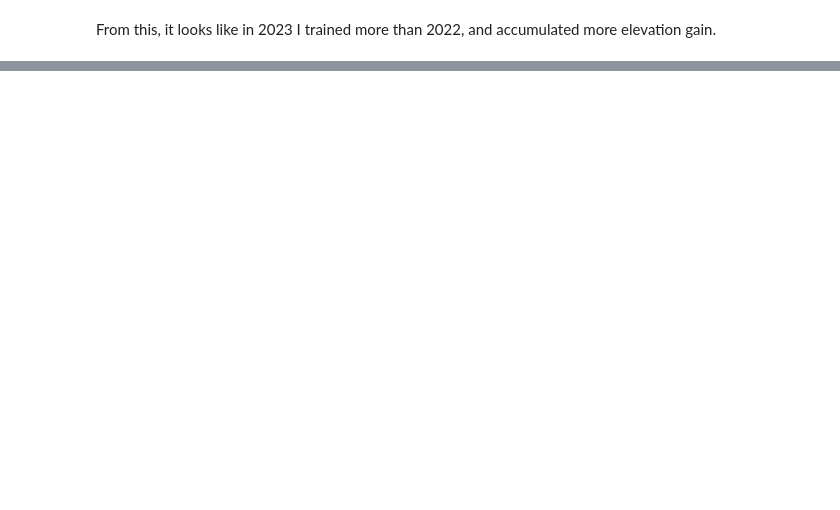
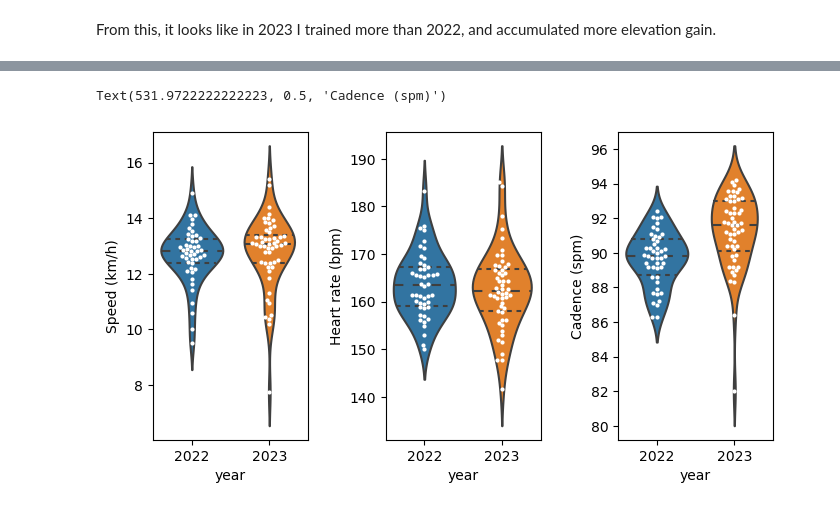
Before and after one commit to grinic/strava_analysis, a Jupyter notebook: code/marathon_analysis.ipynb, the cells around one changed output, grey strips where cells are left out. Saved outputs shown, nothing was run; the diff lists cells and outputs as text; code cells hidden in the pictures; blank space fills up the shorter version.

```diff
--- a/code/marathon_analysis.ipynb
+++ b/code/marathon_analysis.ipynb
@@ -90,0 +124,39 @@ From this, it looks like in 2023 I trained more than 2022, and accumulated more
+# %%
+fig, ax = plt.subplots(1,3, figsize=(8,4))
+fig.subplots_adjust(wspace=0.5)
+
+sns.swarmplot(
+    data=marathons, x="year", y=marathons.average_speed,
+    color='white', size=3,
+    ax=ax[0]
+)
+sns.violinplot(
+    data=marathons, x="year", y=marathons.average_speed,
+    ax=ax[0], inner='quartile'
+)
+ax[0].set_ylabel('Speed (km/h)')
+
+sns.swarmplot(
+    data=marathons, x="year", y=marathons.average_heartrate,
+    color='white', size=3,
+    ax=ax[1]
+)
+sns.violinplot(
+    data=marathons, x="year", y=marathons.average_heartrate,
+    ax=ax[1], inner='quartile'
+)
+ax[1].set_ylabel('Heart rate (bpm)')
+
+sns.swarmplot(
+    data=marathons, x="year", y=marathons.average_cadence,
+    color='white', size=3,
+    ax=ax[2]
+)
+sns.violinplot(
+    data=marathons, x="year", y=marathons.average_cadence,
+    ax=ax[2], inner='quartile'
+)
+ax[2].set_ylabel('Cadence (spm)')
+# %% [output]
+Text(531.9722222222223, 0.5, 'Cadence (spm)')
+[figure, added]
```
Also changed, not shown: parts of 4 cells of this notebook.
